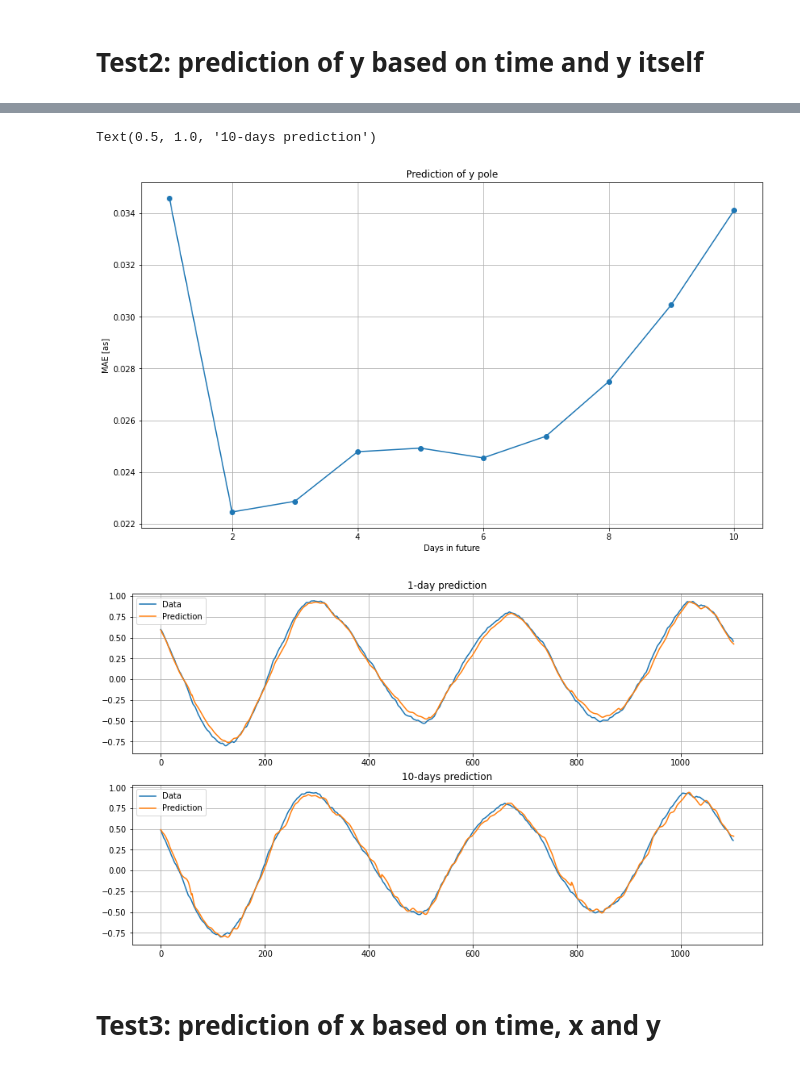
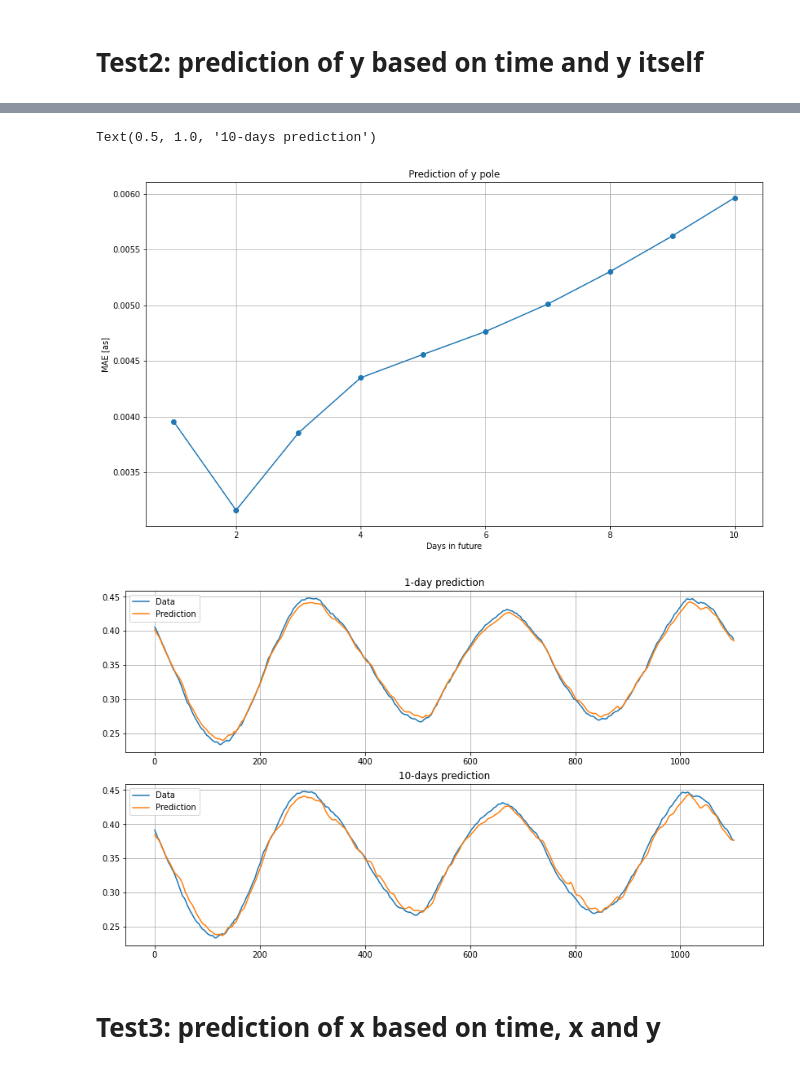
Before and after one commit to ICCT-ML-in-geodesy/EOP-prediction, a Jupyter notebook: lstm_for_eop_xy_pole.ipynb, the cells around one changed output, grey strips where cells are left out. Drawn from its saved outputs; the diff is of its cells as text; code cells hidden in the pictures.

```diff
--- a/lstm_for_eop_xy_pole.ipynb
+++ b/lstm_for_eop_xy_pole.ipynb
@@ -626,11 +611,11 @@ performance['(x,t) --> x'] = model.evaluate(wide_window_x.test_x)
 
 y1=[]
 for i in range(test_df_x.shape[0]-input_width-shift):
-    y=test_df_x['x'][input_width+i+1:input_width+i+shift+1]
+    y=test_df_x['x'][input_width+i+1:input_width+i+shift+1]*train_std_x['x']+train_mean_x['x']
     y1.append(y)
     #print(y.shape)
 
-y_hat = model.predict(wide_window_x.test_x, verbose=0)
+y_hat = model.predict(wide_window_x.test_x, verbose=0)*train_std_x['x']+train_mean_x['x']
 y_hat = y_hat.reshape(y_hat.shape[0], y_hat.shape[1])
 
 diff1=[]
@@ -714,11 +699,11 @@ performance['(y,t) --> y'] = model.evaluate(wide_window_y.test_y)
 
 y1=[]
 for i in range(test_df_y.shape[0]-input_width-shift):
-    y=test_df_y['y'][input_width+i+1:input_width+i+shift+1]
+    y=test_df_y['y'][input_width+i+1:input_width+i+shift+1]*train_std_y['y']+train_mean_y['y']
     y1.append(y)
     #print(y.shape)
 
-y_hat = model.predict(wide_window_y.test_y, verbose=0)
+y_hat = model.predict(wide_window_y.test_y, verbose=0)*train_std_y['y']+train_mean_y['y']
 y_hat = y_hat.reshape(y_hat.shape[0], y_hat.shape[1])
 
 diff1=[]
@@ -757,6 +742,6 @@ plt.title('10-days prediction')
 Text(0.5, 1.0, '10-days prediction')
-[figure, old version]
+[figure, new version]
-[figure, old version]
+[figure, new version]
 # %% [markdown]
 # Test3: prediction of x based on time, x and y
 # %%
```
Also changed, not shown: parts of 12 cells of this notebook.
